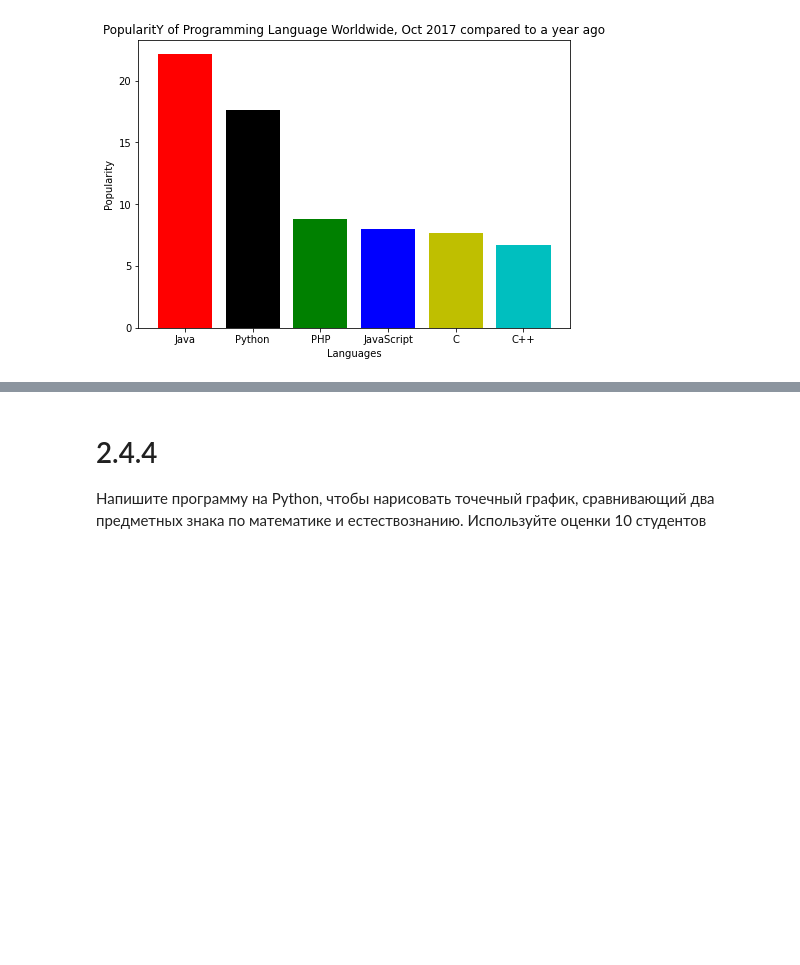
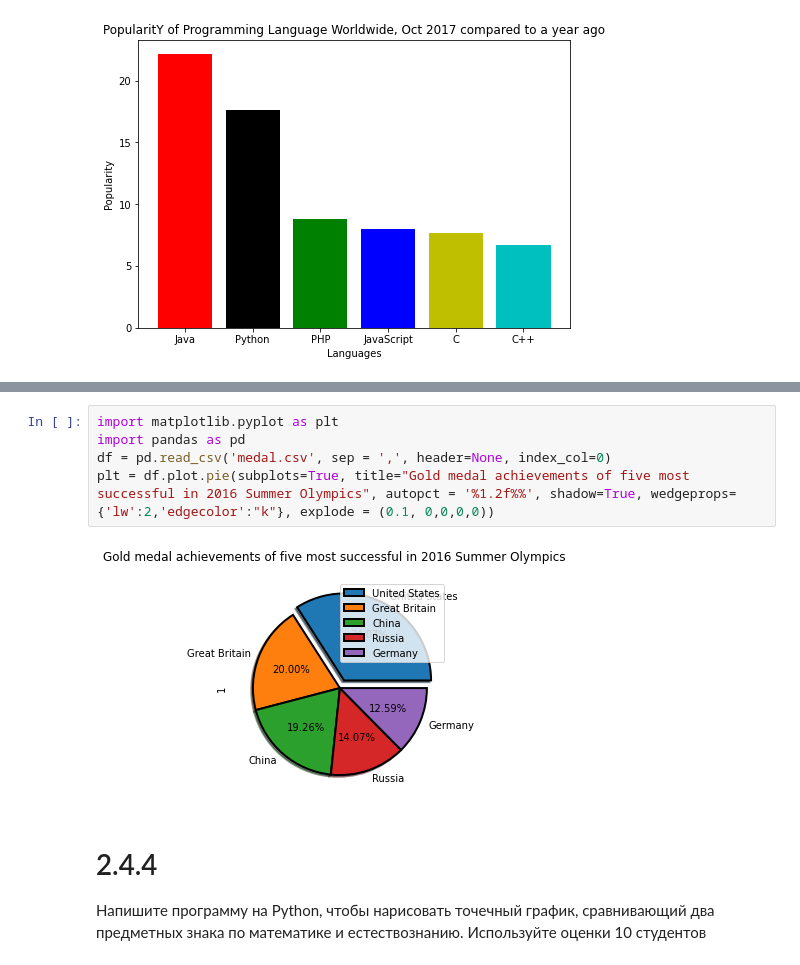
Before and after one commit to Elizaveta0803/LabAnalitika, a Jupyter notebook: Lab2.ipynb, the cells around one changed output, grey strips where cells are left out. Cells and saved outputs as stored; diff of their text form; blank space fills up the shorter version.

```diff
--- a/Lab2.ipynb
+++ b/Lab2.ipynb
@@ -43,3 +58,10 @@ plt.show()
+# %%
+import matplotlib.pyplot as plt
+import pandas as pd
+df = pd.read_csv('medal.csv', sep = ',', header=None, index_col=0)
+plt = df.plot.pie(subplots=True, title="Gold medal achievements of five most successful in 2016 Summer Olympics", autopct = '%1.2f%%', shadow=True, wedgeprops={'lw':2,'edgecolor':"k"}, explode = (0.1, 0,0,0,0))
+# %% [output]
+[figure, added]
 # %% [markdown]
 # 2.4.4
 Напишите программу на Python, чтобы нарисовать точечный график, сравнивающий два предметных знака по математике и естествознанию. Используйте оценки 10 студентов
```
Also changed, not shown: parts of 2 cells of this notebook.
